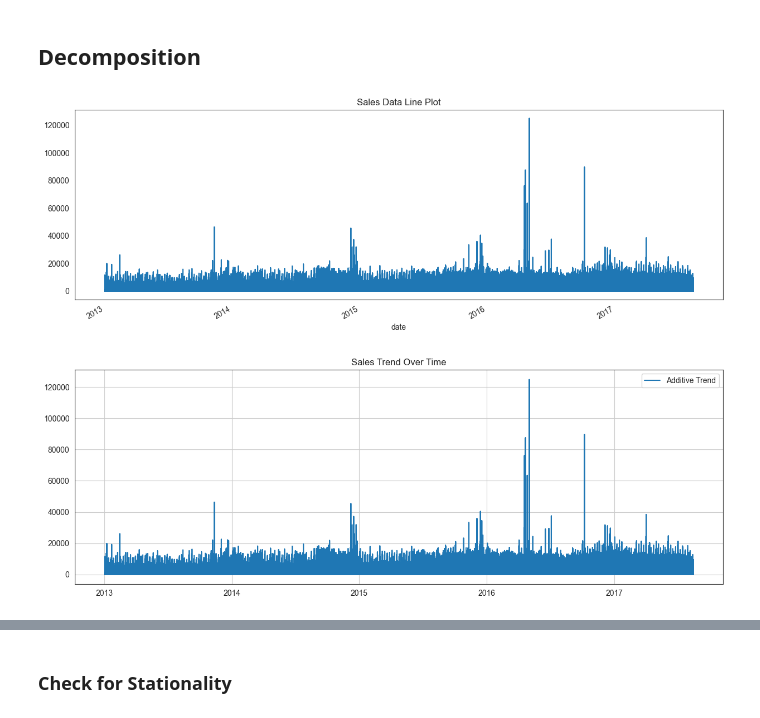
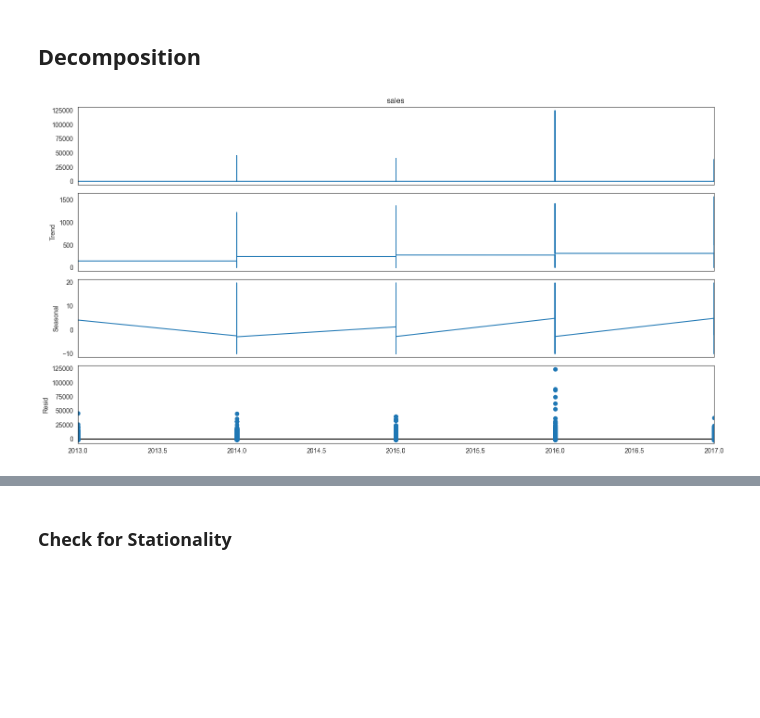
Before and after one commit to murithidenisgitobu/Time-Series-Regression-Analysis-Corporation-Favorita-, a Jupyter notebook: Time Series Regression Analysis - Corporation Favorita.ipynb, the cells around one changed output, grey strips where cells are left out. Saved outputs shown, nothing was run; the diff lists cells and outputs as text; code cells hidden in the pictures; blank space fills up the shorter version.

```diff
--- a/Time Series Regression Analysis - Corporation Favorita.ipynb
+++ b/Time Series Regression Analysis - Corporation Favorita.ipynb
@@ -635,22 +635,10 @@ plt.show()
 # %% [markdown]
 ## **Decomposition**
 # %%
-# Lineplot to show trend of sales over time
-plt.figure(figsize=(15,5))
-train_data_cp['sales'].plot.line()
-plt.title('Sales Data Line Plot')
+# Decompose to show trend, seasonal, and residual of sales over time
+result_add = seasonal_decompose(train_data_cp['sales'], model='additive', period=365)  # daily frequency
+plt.rcParams.update({'figure.figsize': (15, 8)})
+result_add.plot()
 plt.show()
 # %% [output]
-[figure, old version]
+[figure, new version]
-# %%
-# Decompose to show trend of sales over time
-result_add = seasonal_decompose(train_data_cp['sales'], model='additive', period=1)  # daily frequency
-plt.figure(figsize=(15, 5))
-
-plt.plot(result_add.trend, label='Additive Trend')
-plt.title('Sales Trend Over Time')
-plt.legend()
-plt.grid(visible=True)
-plt.show()
-# %% [output]
-[figure, removed]
```
Also changed, not shown: parts of 19 cells of this notebook.
